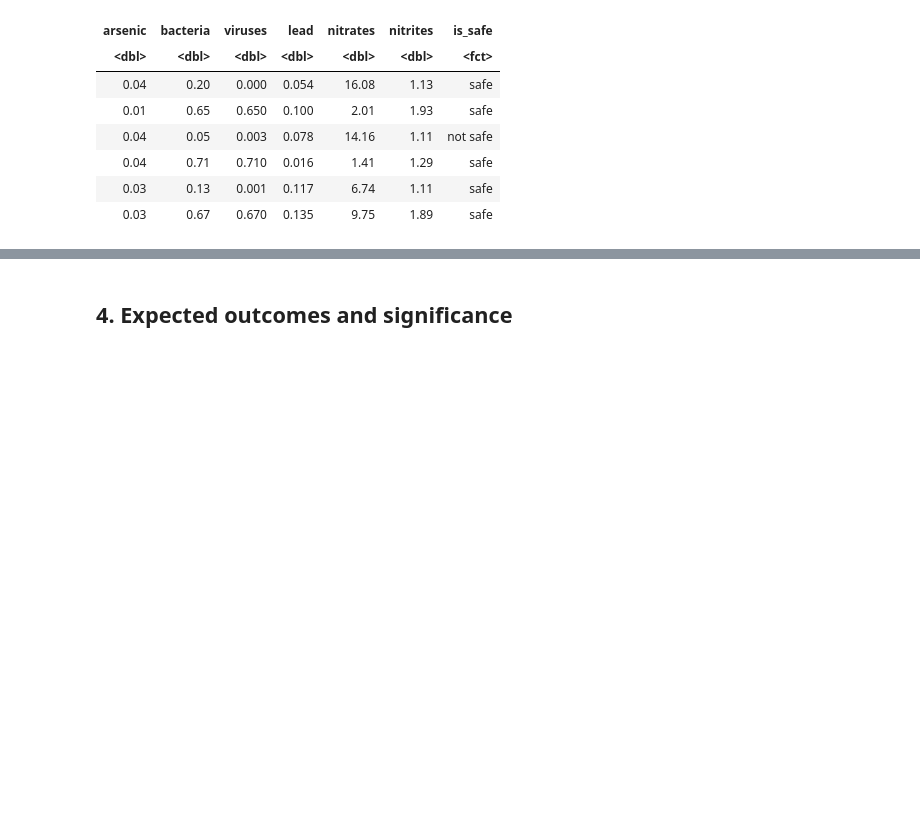
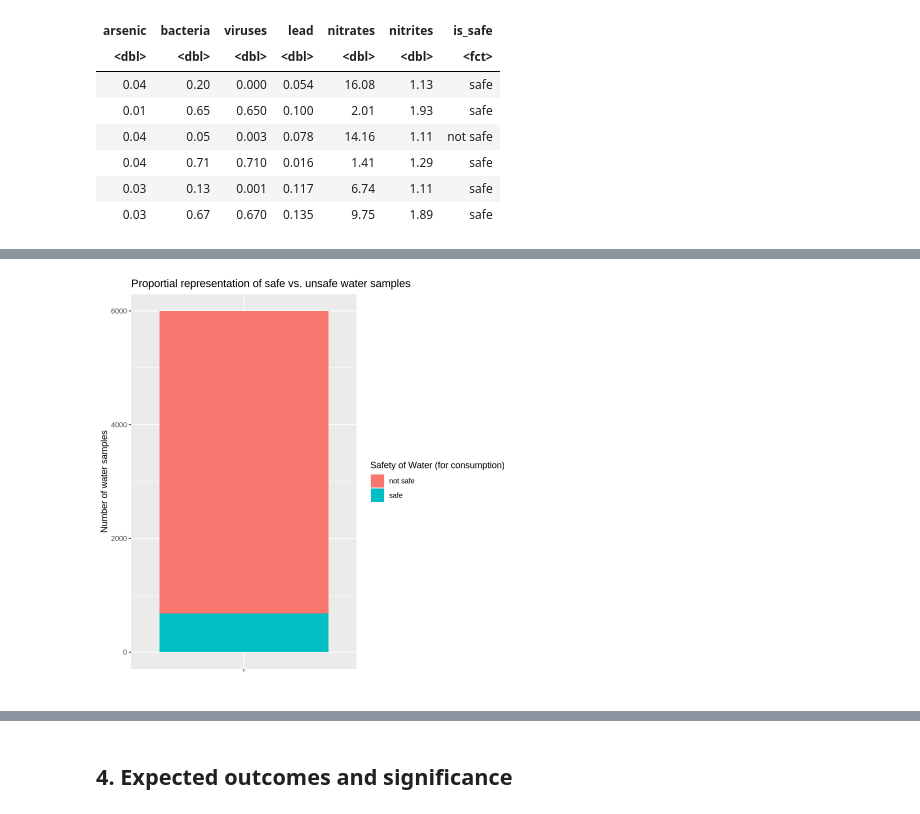
Before and after one commit to zayan-sheikh/DSCI-G13-Project, a Jupyter notebook: proj.ipynb, the cells around one changed output, grey strips where cells are left out. Drawn from its saved outputs; the diff is of its cells as text; code cells hidden in the pictures; blank space fills up the shorter version.

Commit message:
Changed up plot
Changed to single bar graph, fixed typos

```diff
--- a/proj.ipynb
+++ b/proj.ipynb
@@ -93,0 +80,10 @@ A tibble: 3 × 3
+# %%
+water_train_plot <- water_train_table |>
+                    ggplot(aes(x="",y=count,fill=is_safe)) +
+                    geom_bar(stat="identity") +
+                    labs(x="",y="Number of water samples", fill="Safety of Water (for consumption)") +
+                    ggtitle("Proportial representation of safe vs. unsafe water samples")
+
+water_train_plot
+# %% [output]
+[figure, new version]
```
Also changed, not shown: parts of 12 cells of this notebook.
